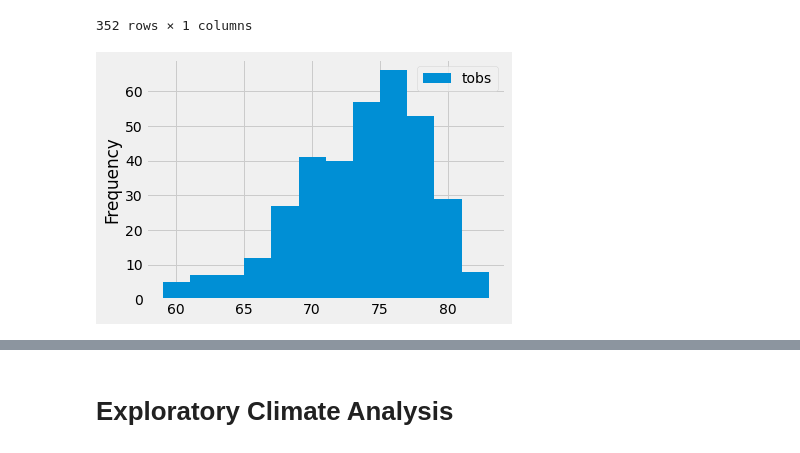
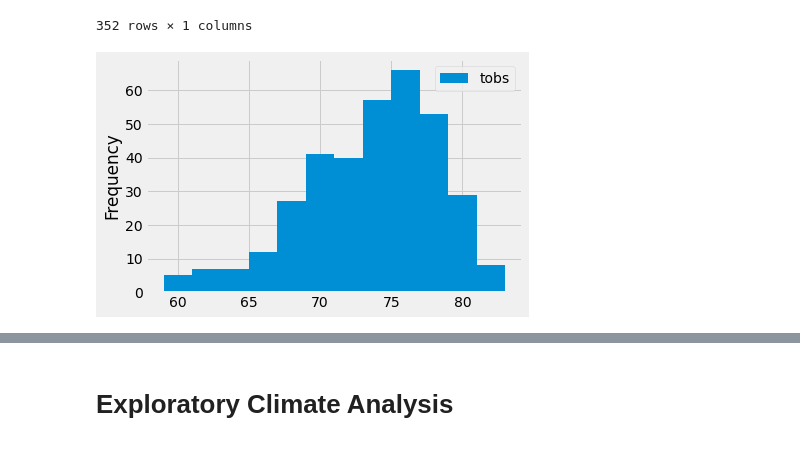
Before and after one commit to Govind-Patwal/My_Testing_Corner_at_GitHub, a Jupyter notebook: Test_Module9_Surfs_up/climate_analysis.ipynb, the cells around one changed output, grey strips where cells are left out. Saved outputs shown, nothing was run; the diff lists cells and outputs as text; code cells hidden in the pictures.

```diff
--- a/Test_Module9_Surfs_up/climate_analysis.ipynb
+++ b/Test_Module9_Surfs_up/climate_analysis.ipynb
@@ -193,6 +193,6 @@ df
 352 rows × 1 columns
 # %%
 df.plot.hist(bins=12)
-plt.tight_layout()
+plt.show()
 # %% [output]
-[figure, old version]
+[figure, new version]
```
Also changed, not shown: parts of 2 cells of this notebook.
